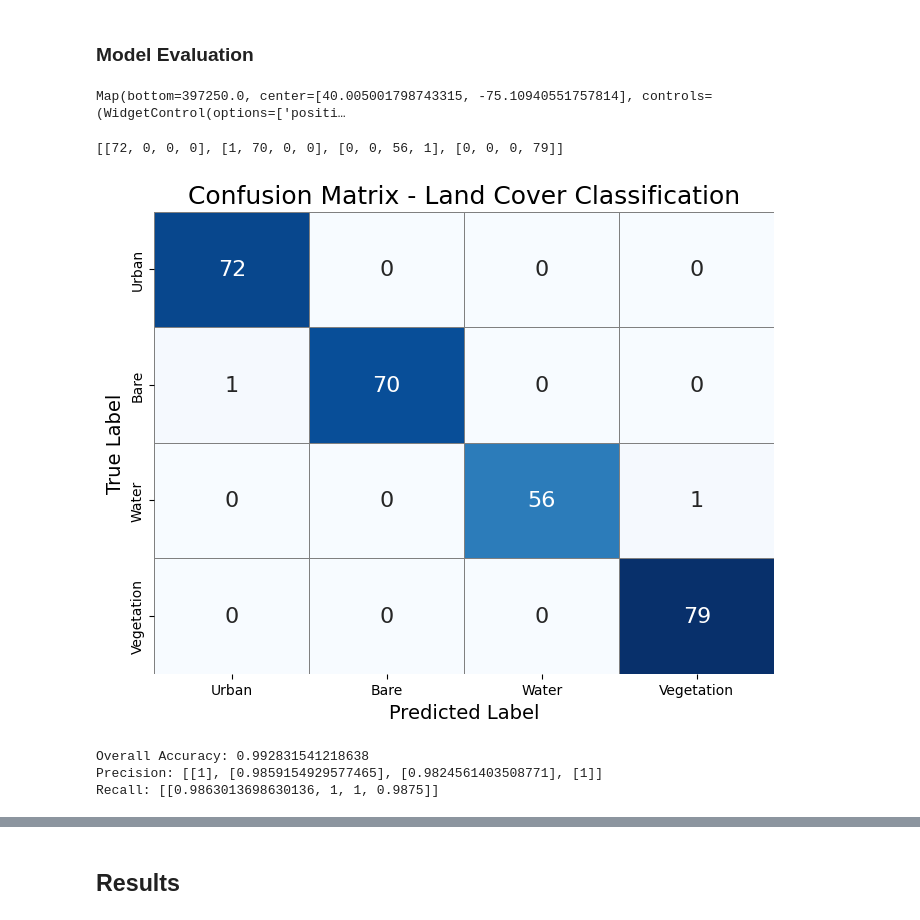
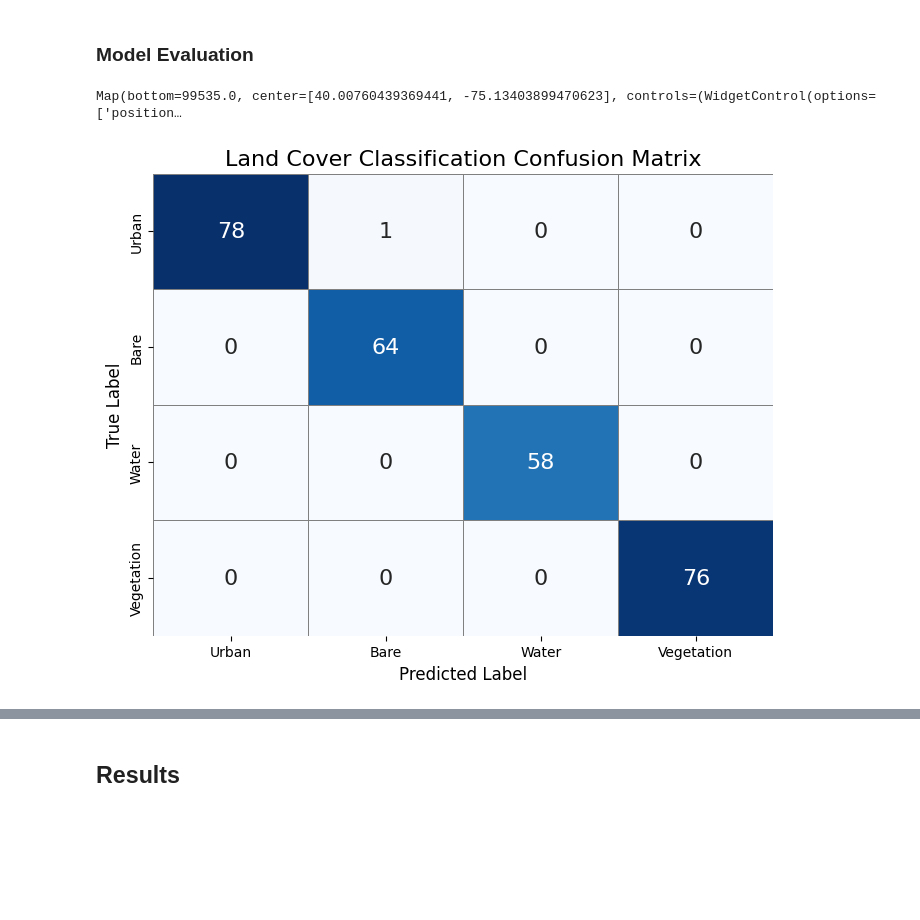
Before and after one commit to luyiiw/musa-650-spring-2025, a Jupyter notebook: assignments/HW3.ipynb, the cells around one changed output, grey strips where cells are left out. Drawn from its saved outputs; the diff is of its cells as text; code cells hidden in the pictures; blank space fills up the shorter version.

```diff
--- a/assignments/HW3.ipynb
+++ b/assignments/HW3.ipynb
@@ -102,7 +116,7 @@ The Image Date is: 2023-04-10
 ### 2.1 Collecting and Labeling Training Data
 # %%
 # Pull in manually labeled data from QGIS
-training_samples = geemap.geojson_to_ee("/Users/luyiiwong/Documents/GitHub/musa-650-spring-2025/assignments/data/Final_Samples.geojson")
+training_samples = geemap.geojson_to_ee("data/Final_Samples.geojson")
 # %%
 print(training_samples.first().getInfo())
 # %% [output]
@@ -196,8 +204,11 @@ print(sample.first().getInfo())
 # %% [markdown]
 ### Training
 # %%
-# Split Training and Test Sets
-# Split: 70/30
-sample = sample.randomColumn("split")
+# Split Training and Test Sets (70/30)
+# Set seed for replicability
+seed_value = 150
+
+# Split
+sample = sample.randomColumn("split", seed_value)
 train_data = sample.filter(ee.Filter.lt("split", 0.7))
 test_data = sample.filter(ee.Filter.gte("split", 0.7))
@@ -255,50 +255,25 @@ plt.show()
 # Accuracy Assessment
 # Apply trained model to Landsat 8 image
 classified = final_image.classify(rf_model)
+
+Map.addLayer(classified, {"min": 0, "max": 3, "palette": ["gray", "brown", "blue", "green"]}, "Land Cover Classification")
+Map
+# %% [output]
+Map(bottom=99535.0, center=[40.00760439369441, -75.13403899470623], controls=(WidgetControl(options=['position…
-# %%
-Map.addLayer(classified, {"min": 0, "max": 3, "palette": ["gray", "brown", "blue", "green"]}, "Land Cover Classification")
-Map
-# %% [output]
-Map(bottom=397250.0, center=[40.005001798743315, -75.10940551757814], controls=(WidgetControl(options=['positi…
-# %%
-# Model Performance
-confusion_matrix = rf_model.confusionMatrix()
-print(confusion_matrix.getInfo())
-# %% [output]
-[[72, 0, 0, 0], [1, 70, 0, 0], [0, 0, 56, 1], [0, 0, 0, 79]]
 # %%
-import seaborn as sns
-import matplotlib.pyplot as plt
-import numpy as np
-import pandas as pd
+# Model Performance
+conf_matrix = rf_model.confusionMatrix().getInfo()
+conf_matrix = np.array(conf_matrix)
 
-# Visualizing the confusion matrix
-confusion_matrix = np.array([[72, 0, 0, 0],
-                             [1, 70, 0, 0],
-                             [0, 0, 56, 1],
-                             [0, 0, 0, 79]])
-
-# Create a DataFrame for better labeling
 labels = ['Urban', 'Bare', 'Water', 'Vegetation']
-df_cm = pd.DataFrame(confusion_matrix, index=labels, columns=labels)
+conf_matrix_df = pd.DataFrame(conf_matrix, index=labels, columns=labels)
 
 # Plot the heatmap
 plt.figure(figsize=(8, 6))
-sns.heatmap(df_cm, annot=True, fmt='d', cmap='Blues', cbar=False, annot_kws={"size": 16}, linewidths=0.5, linecolor='gray')
-plt.title("Confusion Matrix - Land Cover Classification", fontsize=18)
-plt.ylabel('True Label', fontsize=14)
-plt.xlabel('Predicted Label', fontsize=14)
+sns.heatmap(conf_matrix_df, annot=True, fmt='d', cmap='Blues', cbar=False, annot_kws={"size": 16}, linewidths=0.5, linecolor='gray')
+plt.title("Land Cover Classification Confusion Matrix", fontsize=16)
+plt.ylabel('True Label', fontsize=12)
+plt.xlabel('Predicted Label', fontsize=12)
 plt.show()
 # %% [output]
-[figure, old version]
+[figure, new version]
-# %%
-overall_acc = confusion_matrix.accuracy()
-precision = confusion_matrix.producersAccuracy()  # Class-wise
-recall = confusion_matrix.consumersAccuracy()  # Class-wise
-print("Overall Accuracy:", overall_acc.getInfo())
-print("Precision:", precision.getInfo())
-print("Recall:", recall.getInfo())
-# %% [output]
-Overall Accuracy: 0.992831541218638
-Precision: [[1], [0.9859154929577465], [0.9824561403508771], [1]]
-Recall: [[0.9863013698630136, 1, 1, 0.9875]]
```
Also changed, not shown: parts of 20 cells of this notebook.
